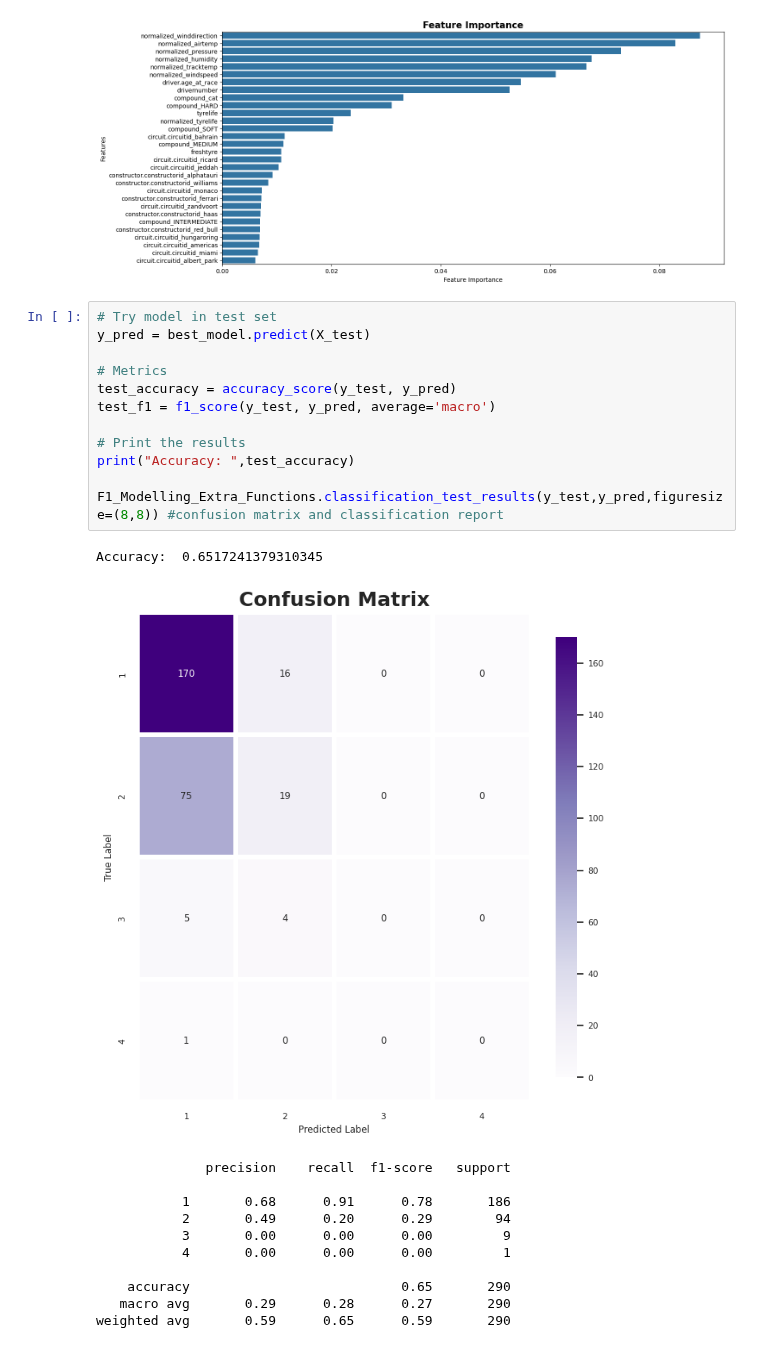
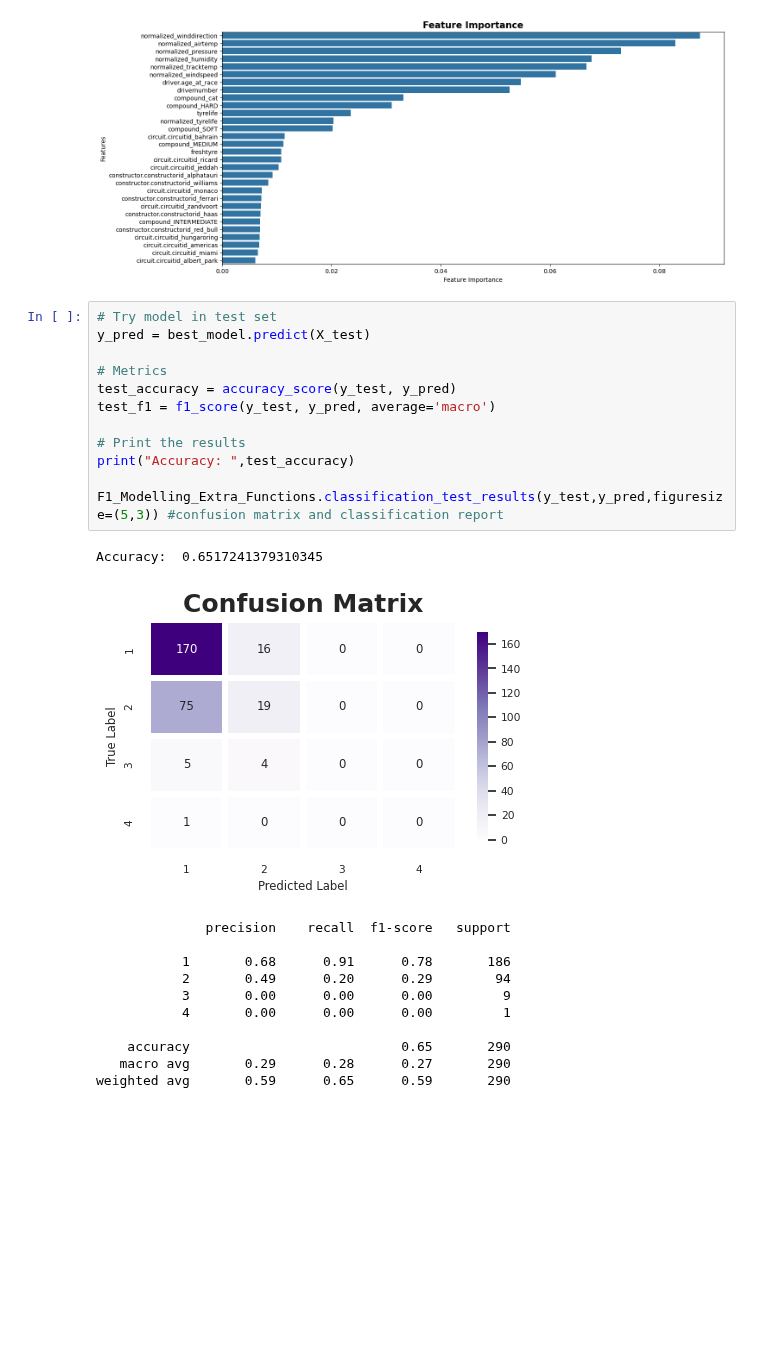
Before and after one commit to GabyCisnerosV/F1_NoName, a Jupyter notebook: 3_Model_2_PredictingPitStops.ipynb, the cells around one changed output. Drawn from its saved outputs; the diff is of its cells as text; blank space fills up the shorter version.

Commit message:
smaller confusion matrix

```diff
--- a/3_Model_2_PredictingPitStops.ipynb
+++ b/3_Model_2_PredictingPitStops.ipynb
@@ -224,18 +226,18 @@ Best Score:  0.622371254770091
 # %%
 # Try model in test set
 y_pred = best_model.predict(X_test)
 
 # Metrics
 test_accuracy = accuracy_score(y_test, y_pred)
 test_f1 = f1_score(y_test, y_pred, average='macro')
 
 # Print the results
 print("Accuracy: ",test_accuracy)
 
-F1_Modelling_Extra_Functions.classification_test_results(y_test,y_pred,figuresize=(8,8)) #confusion matrix and classification report
+F1_Modelling_Extra_Functions.classification_test_results(y_test,y_pred,figuresize=(5,3)) #confusion matrix and classification report
 # %% [output]
 Accuracy:  0.6517241379310345
-[figure, old version]
+[figure, new version]
               precision    recall  f1-score   support
 
            1       0.68      0.91      0.78       186
```
Also changed, not shown: parts of 2 cells of this notebook.
